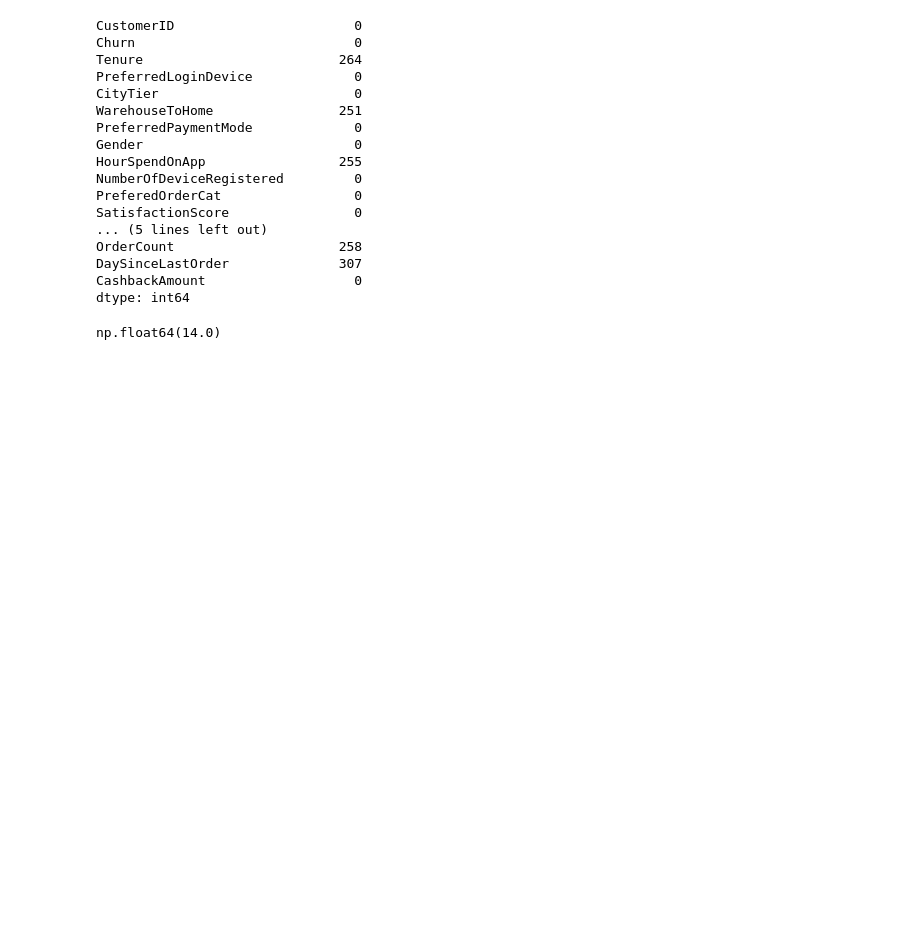
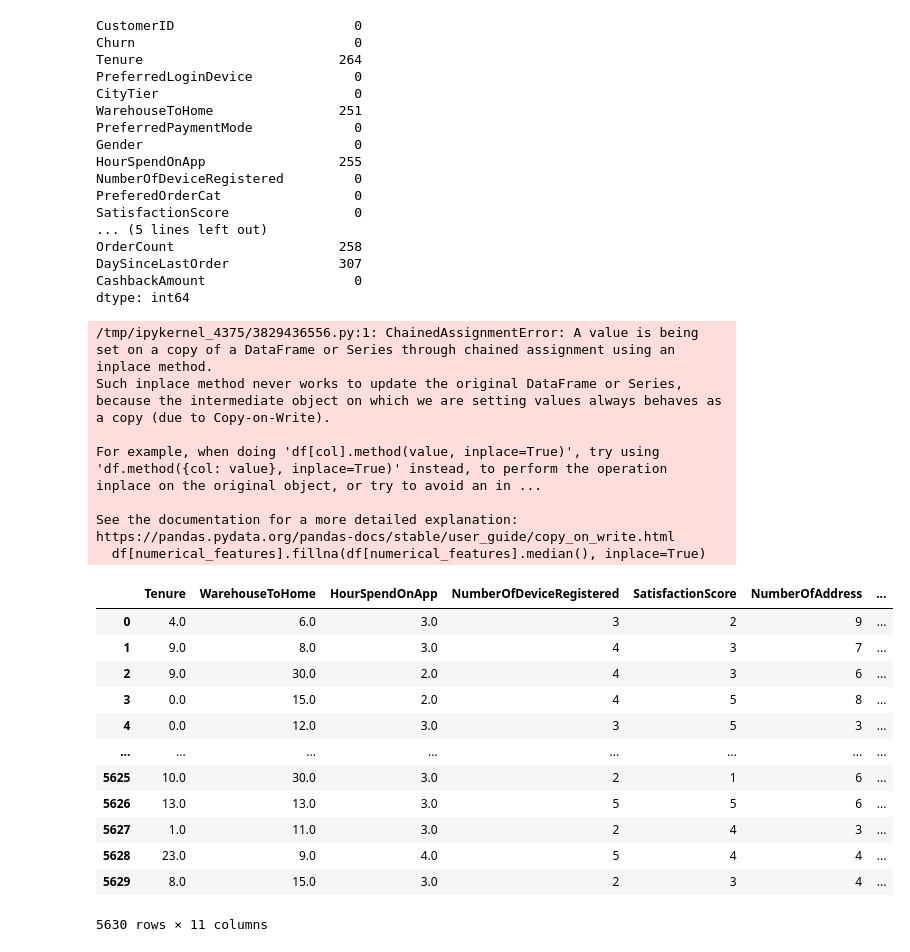
Before and after one commit to renandi/sctec-mlcv-projeto-final-m1, a Jupyter notebook: main.ipynb, the cells around one changed output. Cells and saved outputs as stored; diff of their text form; code cells hidden in the pictures; blank space fills up the shorter version.

```diff
--- a/main.ipynb
+++ b/main.ipynb
@@ -162,0 +168,5 @@ plt.show()
+# %%
+antes = df.shape[0]
+df.drop_duplicates(inplace=True)
+depois = df.shape[0]
+print(f"Linhas removidas: {antes - depois}")
@@ -183,7 +197,27 @@ DaySinceLastOrder              307
 CashbackAmount                   0
 dtype: int64
 # %%
-# df['Tenure'].median()
-df['WarehouseToHome'].median()
+# Preencher valores ausentes nas colunas numéricas com a mediana por coluna
+medians = df[numerical_features].median()
+df.loc[:, numerical_features] = df.loc[:, numerical_features].fillna(medians)
 # %% [output]
-np.float64(14.0)
+/tmp/ipykernel_4375/3829436556.py:1: ChainedAssignmentError: A value is being set on a copy of a DataFrame or Series through chained assignment using an inplace method.
+Such inplace method never works to update the original DataFrame or Series, because the intermediate object on which we are setting values always behaves as a copy (due to Copy-on-Write).
+
+For example, when doing 'df[col].method(value, inplace=True)', try using 'df.method({col: value}, inplace=True)' instead, to perform the operation inplace on the original object, or try to avoid an in ...
+
+See the documentation for a more detailed explanation: https://pandas.pydata.org/pandas-docs/stable/user_guide/copy_on_write.html
+  df[numerical_features].fillna(df[numerical_features].median(), inplace=True)
+|  | Tenure | WarehouseToHome | HourSpendOnApp | NumberOfDeviceRegistered | SatisfactionScore | NumberOfAddress | ... |
+| 0 | 4.0 | 6.0 | 3.0 | 3 | 2 | 9 | ... |
+| 1 | 9.0 | 8.0 | 3.0 | 4 | 3 | 7 | ... |
+| 2 | 9.0 | 30.0 | 2.0 | 4 | 3 | 6 | ... |
+| 3 | 0.0 | 15.0 | 2.0 | 4 | 5 | 8 | ... |
+| 4 | 0.0 | 12.0 | 3.0 | 3 | 5 | 3 | ... |
+| ... | ... | ... | ... | ... | ... | ... | ... |
+| 5625 | 10.0 | 30.0 | 3.0 | 2 | 1 | 6 | ... |
+| 5626 | 13.0 | 13.0 | 3.0 | 5 | 5 | 6 | ... |
+| 5627 | 1.0 | 11.0 | 3.0 | 2 | 4 | 3 | ... |
+| 5628 | 23.0 | 9.0 | 4.0 | 5 | 4 | 4 | ... |
+| 5629 | 8.0 | 15.0 | 3.0 | 2 | 3 | 4 | ... |
+5630 rows × 11 columns
```
Also changed, not shown: parts of 11 cells of this notebook, 3 other files.
